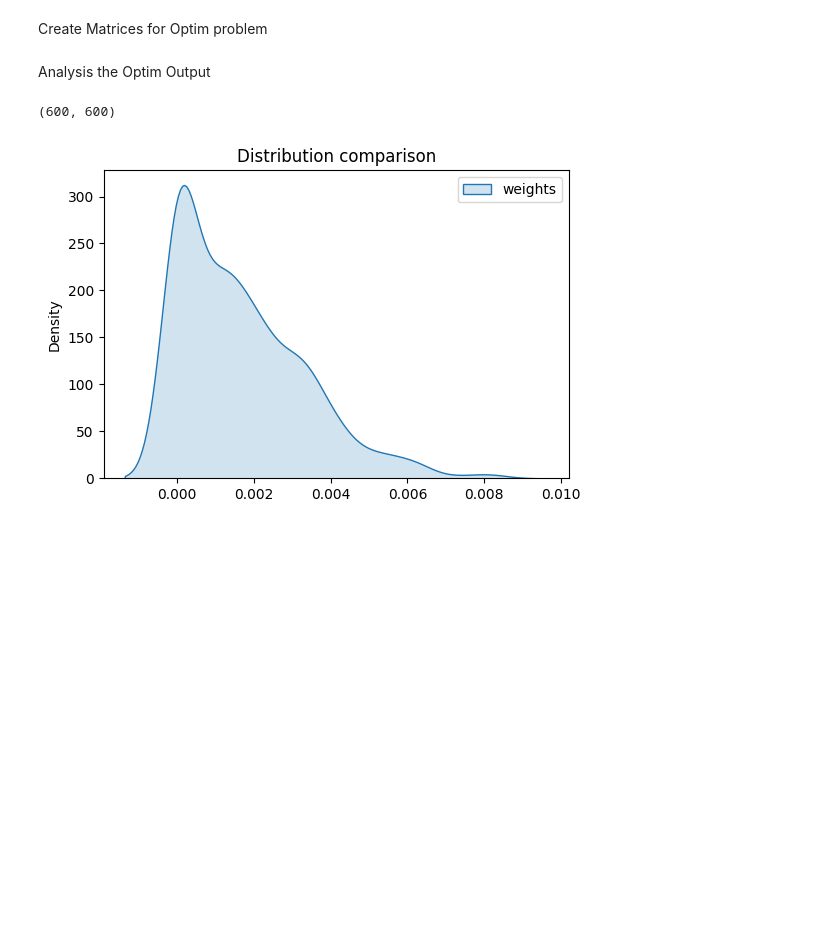
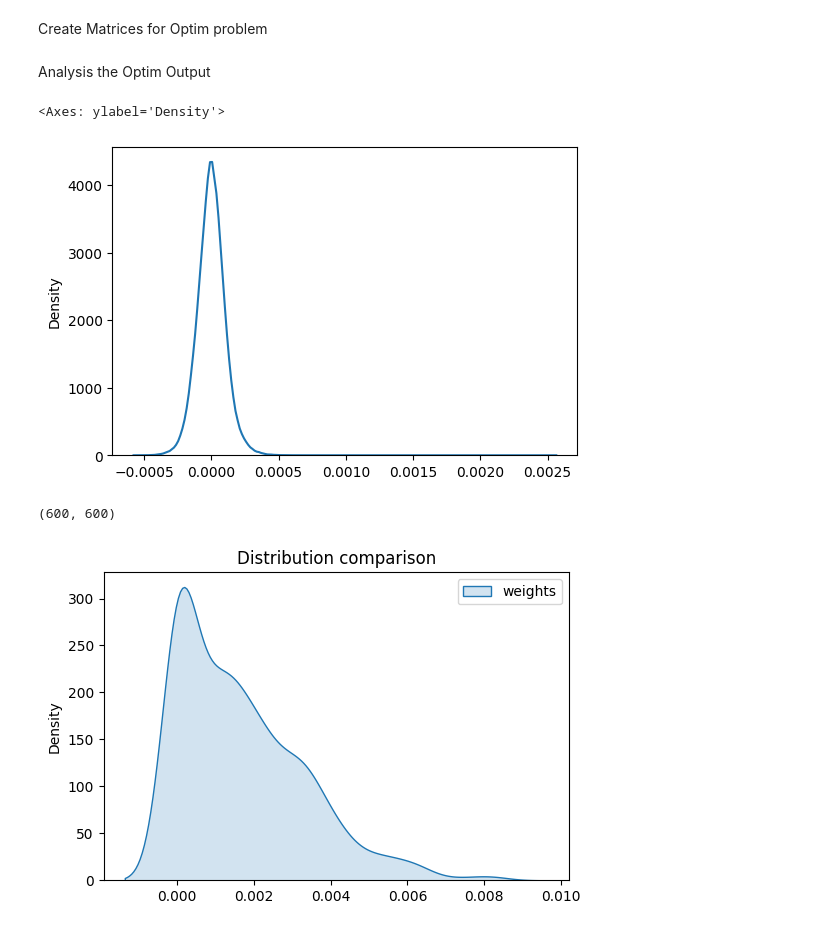
Before and after one commit to MeZahra/Thesis_code_Glm_Opt, a Jupyter notebook: main_oct1.ipynb, the cells around one changed output. Cells and saved outputs as stored; diff of their text form; code cells hidden in the pictures; blank space fills up the shorter version.

```diff
--- a/main_oct1.ipynb
+++ b/main_oct1.ipynb
@@ -563,6 +597,12 @@ L_var = np.load('L_var.npy') # (600,600)
 voxel_space_weights = np.load('voxel_space_weights.npy') #(296838,)
 weights = np.load('weights.npy') # (600,)
 y = np.load('y.npy') #(810)
+# %%
+fig, ax = plt.subplots(figsize=(6,4))
+sns.kdeplot(voxel_space_weights)
+# %% [output]
+<Axes: ylabel='Density'>
+[figure, added]
 # %%
 L_var.shape
 # %% [output]
```
Also changed, not shown: parts of 3 cells of this notebook, 12 other files.
